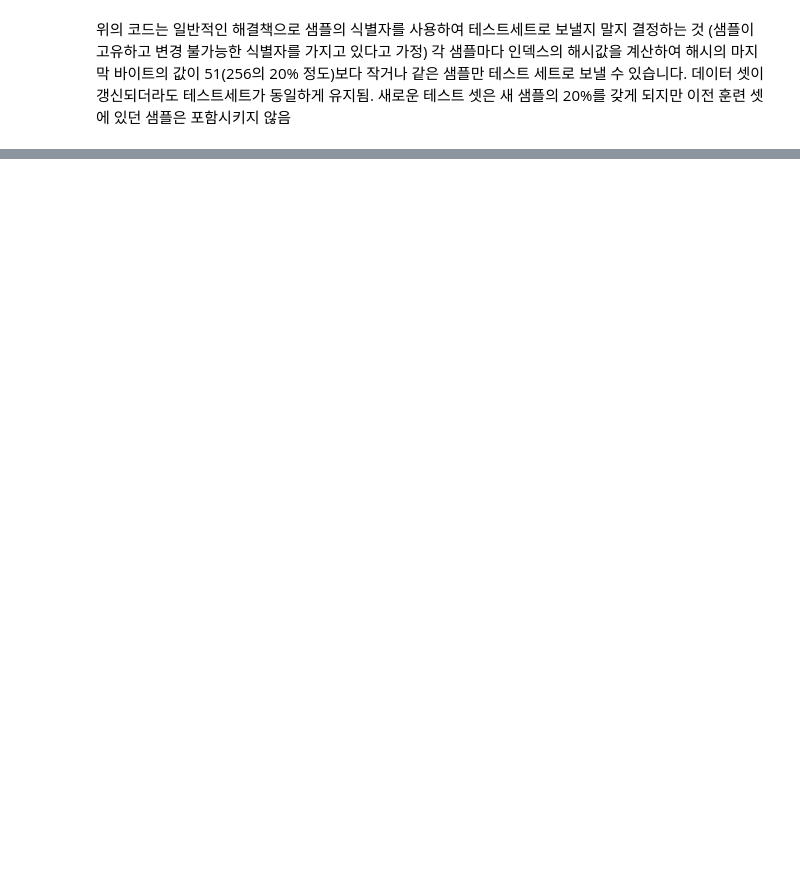
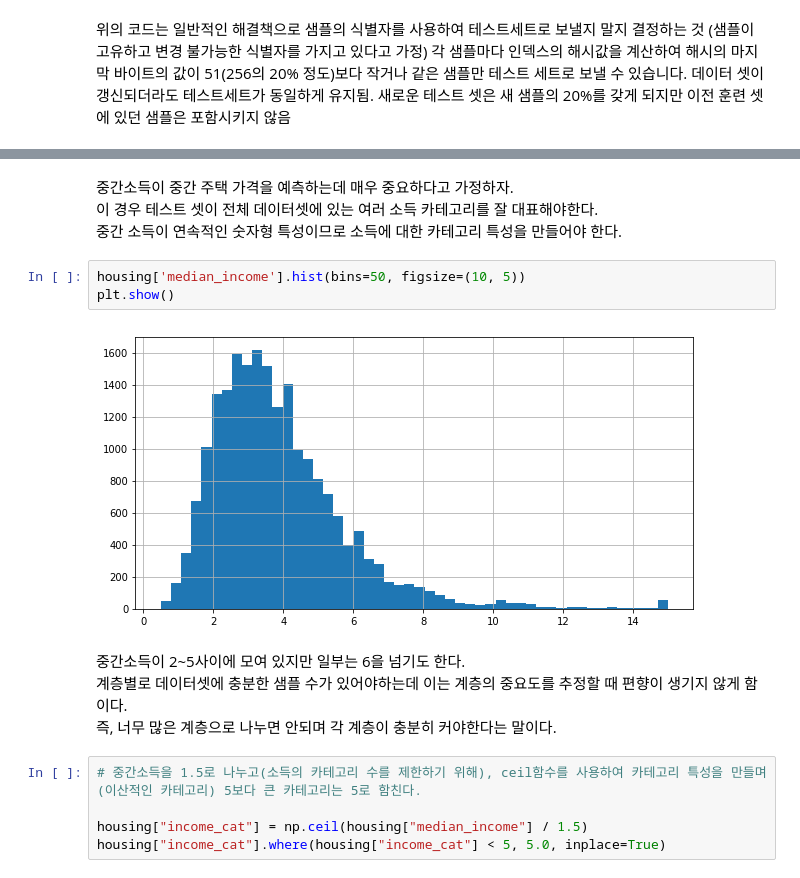
Before and after one commit to yunji-lee/TIL, a Jupyter notebook: 5_핸즈온머신러닝/02장. ML_project A to Z.ipynb, the cells around one changed output, grey strips where cells are left out. Saved outputs shown, nothing was run; the diff lists cells and outputs as text; blank space fills up the shorter version.

```diff
--- a/5_핸즈온머신러닝/02장. ML_project A to Z.ipynb
+++ b/5_핸즈온머신러닝/02장. ML_project A to Z.ipynb
@@ -268,0 +286,18 @@ train_set, test_set = split_train_test_by_id(housing_with_id, 0.2, "index")
+# %% [markdown]
+중간소득이 중간 주택 가격을 예측하는데 매우 중요하다고 가정하자.<br>
+이 경우 테스트 셋이 전체 데이터셋에 있는 여러 소득 카테고리를 잘 대표해야한다.<br>
+중간 소득이 연속적인 숫자형 특성이므로 소득에 대한 카테고리 특성을 만들어야 한다.
+# %%
+housing['median_income'].hist(bins=50, figsize=(10, 5))
+plt.show()
+# %% [output]
+[figure, added]
+# %% [markdown]
+중간소득이 2~5사이에 모여 있지만 일부는 6을 넘기도 한다.<br>
+계층별로 데이터셋에 충분한 샘플 수가 있어야하는데 이는 계층의 중요도를 추정할 때 편향이 생기지 않게 함이다.<br>
+즉, 너무 많은 계층으로 나누면 안되며 각 계층이 충분히 커야한다는 말이다.
+# %%
+# 중간소득을 1.5로 나누고(소득의 카테고리 수를 제한하기 위해), ceil함수를 사용하여 카테고리 특성을 만들며(이산적인 카테고리) 5보다 큰 카테고리는 5로 함친다.
+
+housing["income_cat"] = np.ceil(housing["median_income"] / 1.5)
+housing["income_cat"].where(housing["income_cat"] < 5, 5.0, inplace=True)
```
Also changed, not shown: parts of 31 cells of this notebook.
